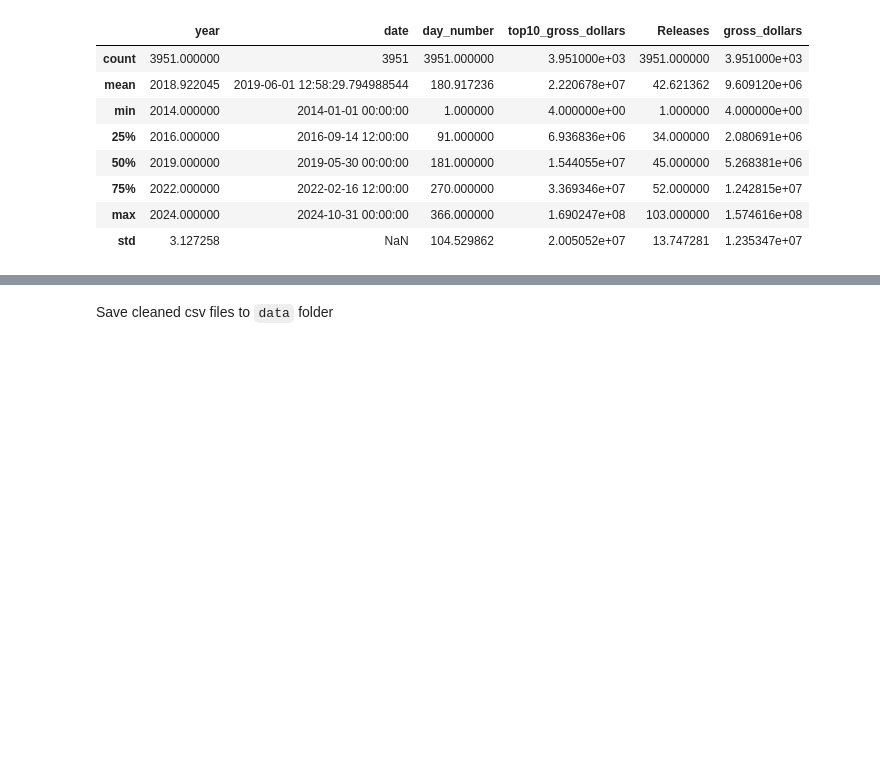
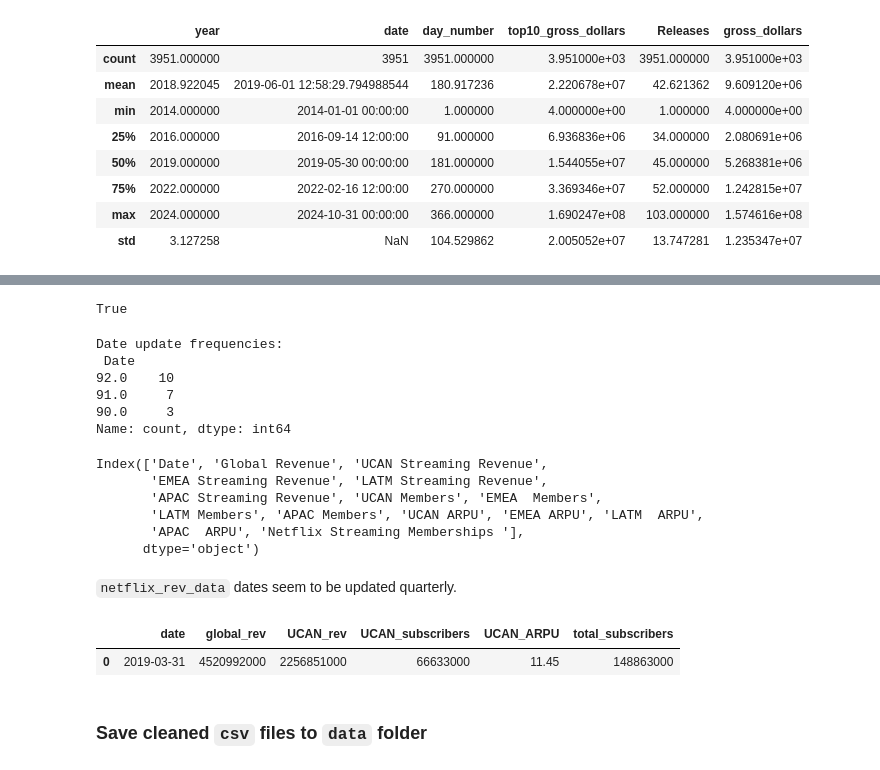
Before and after one commit to charJin/movie-theaters-analysis, a Jupyter notebook: notebooks/Cleaning and Checking Data for Analysis.ipynb, the cells around one changed output, grey strips where cells are left out. Saved outputs shown, nothing was run; the diff lists cells and outputs as text; code cells hidden in the pictures; blank space fills up the shorter version.

```diff
--- a/notebooks/Cleaning and Checking Data for Analysis.ipynb
+++ b/notebooks/Cleaning and Checking Data for Analysis.ipynb
@@ -219,0 +246,4 @@ movies_data.describe()
+# %%
+netflix_rev_data['Date'] = pd.to_datetime(netflix_rev_data['Date'], errors='coerce')
+print(netflix_rev_data['Date'].isna()) # 'Date' Column seems to have different date formatting. Check if it contain errors.
+print("start date: ",netflix_rev_data['Date'].min(), " end date: ", netflix_rev_data['Date'].max())
@@ -220,5 +268,39 @@ movies_data.describe()
+# %%
+netflix_rev_data['Date'].is_monotonic_increasing # Check Date Sorted
+# %% [output]
+True
+# %%
+date_diffs = netflix_rev_data['Date'].diff().dt.days
+date_frequencies = date_diffs.value_counts()
+
+print("Date update frequencies: \n",  date_frequencies)
+# %% [output]
+Date update frequencies:
+ Date
+92.0    10
+91.0     7
+90.0     3
+Name: count, dtype: int64
+# %%
+print(netflix_rev_data.columns)
+# %% [output]
+Index(['Date', 'Global Revenue', 'UCAN Streaming Revenue',
+       'EMEA Streaming Revenue', 'LATM Streaming Revenue',
+       'APAC Streaming Revenue', 'UCAN Members', 'EMEA  Members',
+       'LATM Members', 'APAC Members', 'UCAN ARPU', 'EMEA ARPU', 'LATM  ARPU',
+       'APAC  ARPU', 'Netflix Streaming Memberships '],
+      dtype='object')
+# %% [markdown]
+`netflix_rev_data` dates seem to be updated quarterly.
+# %%
+netflix_rev_data = netflix_rev_data[['Date', 'Global Revenue', 'UCAN Streaming Revenue', 'UCAN Members', 'UCAN ARPU', 'Netflix Streaming Memberships ']]
+netflix_rev_data.columns = ['date', 'global_rev', 'UCAN_rev', 'UCAN_subscribers', 'UCAN_ARPU', 'total_subscribers']
+netflix_rev_data.head(1)
+# %% [output]
+|  | date | global_rev | UCAN_rev | UCAN_subscribers | UCAN_ARPU | total_subscribers |
+| 0 | 2019-03-31 | 4520992000 | 2256851000 | 66633000 | 11.45 | 148863000 |
 # %% [markdown]
-Save cleaned csv files to `data` folder
+### Save cleaned `csv` files to `data` folder
 # %%
 output_dir = os.path.join(os.path.dirname(os.getcwd()), 'data')
 os.makedirs(output_dir, exist_ok=True)
```
Also changed, not shown: parts of 18 cells of this notebook, 4 other files.
